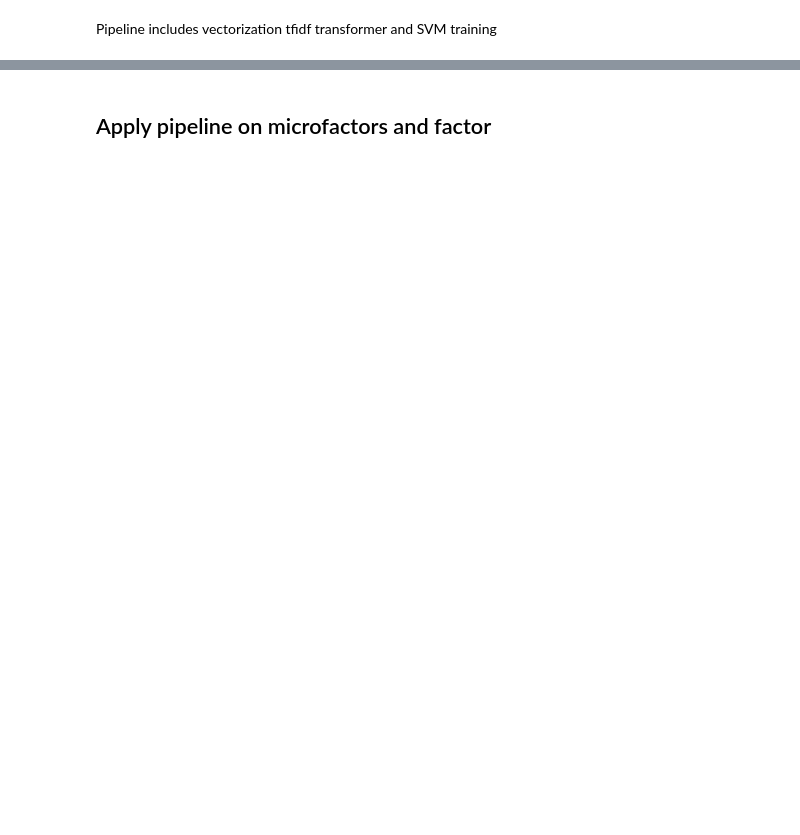
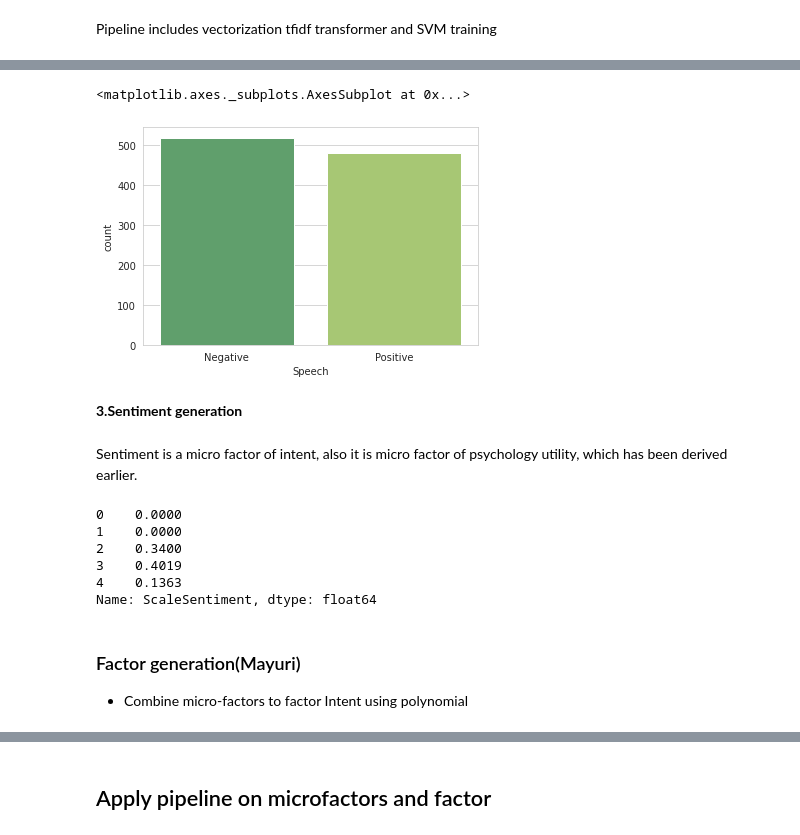
Before and after one commit to YuxingW/machine_learning, a Jupyter notebook: hw10/combine_factors_and_data_pipeline.ipynb, the cells around one changed output, grey strips where cells are left out. Saved outputs shown, nothing was run; the diff lists cells and outputs as text; code cells hidden in the pictures; blank space fills up the shorter version.

```diff
--- a/hw10/combine_factors_and_data_pipeline.ipynb
+++ b/hw10/combine_factors_and_data_pipeline.ipynb
@@ -326,0 +364,7 @@ def factors_pipeline(df):
+# %%
+def get_verbnoun_num(text):
+  _doc = nlp(text)
+  _no_stopword_doc = [token for token in _doc if not token.is_stop]
+  return len(_no_stopword_doc)
+
+df['NumOfVerbNoun'] = df['Statement'].apply(get_verbnoun_num)
@@ -326,0 +378,22 @@ def factors_pipeline(df):
+# %%
+sns.set_style('whitegrid')
+sns.countplot(x='Speech',data=df, palette='summer')
+# %% [output]
+<matplotlib.axes._subplots.AxesSubplot at 0x...>
+[figure, added]
+# %% [markdown]
+**3.Sentiment generation**
+# %% [markdown]
+Sentiment is a micro factor of intent, also it is micro factor of psychology utility, which has been derived earlier.
+# %%
+df['ScaleSentiment'].head()
+# %% [output]
+0    0.0000
+1    0.0000
+2    0.3400
+3    0.4019
+4    0.1363
+Name: ScaleSentiment, dtype: float64
+# %% [markdown]
+### Factor generation(Mayuri)
+* Combine micro-factors to factor Intent using polynomial
```
Also changed, not shown: parts of 53 cells of this notebook.
